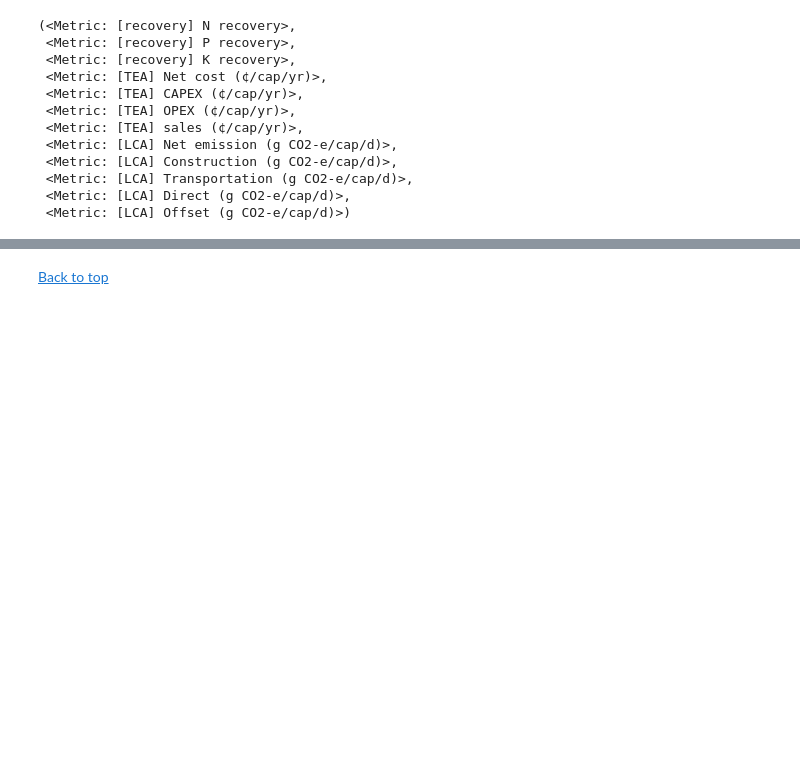
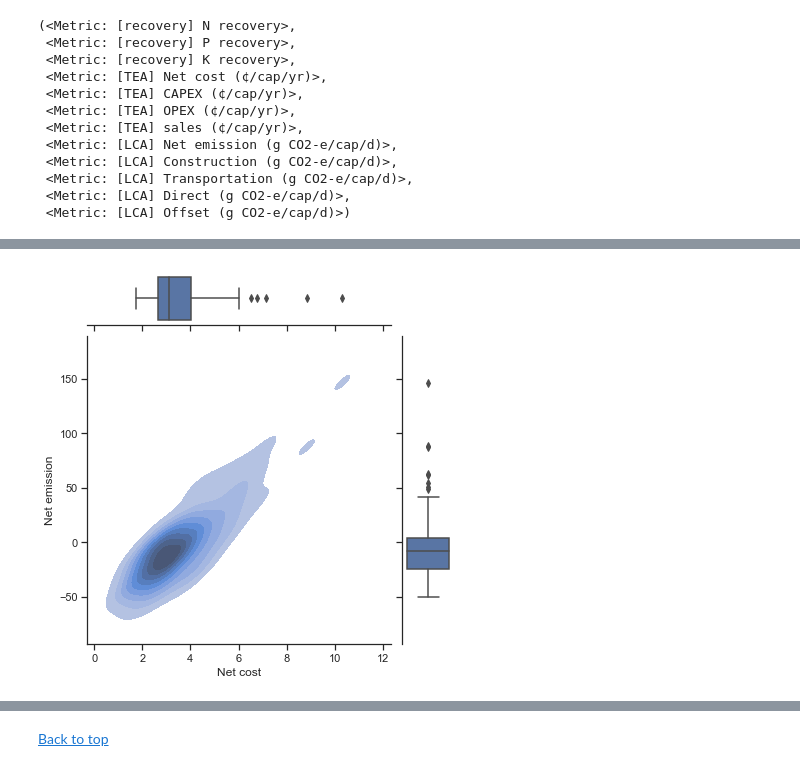
Before and after one commit to QSD-Group/QSDsan-workshop, a Jupyter notebook: Example_complete.ipynb, the cells around one changed output, grey strips where cells are left out. Saved outputs shown, nothing was run; the diff lists cells and outputs as text; code cells hidden in the pictures; blank space fills up the shorter version.

```diff
--- a/Example_complete.ipynb
+++ b/Example_complete.ipynb
@@ -274,2 +289,9 @@ fig
+# %%
+costB = get_param_metric('Net cost', modelB, 'metric')
+emissionB = get_param_metric('Net emission', modelB, 'metric')
+fig, ax = s.plot_uncertainties(modelB, x_axis=costB, y_axis=emissionB, kind='kde-box', center_kws={'fill': True})
+fig
+# %% [output]
+[figure, added]
 # %%
 # Get Spearman's rank coefficients to see which parameters are the most important ones for the select metrics
```
Also changed, not shown: parts of 23 cells of this notebook, 11 other files.
